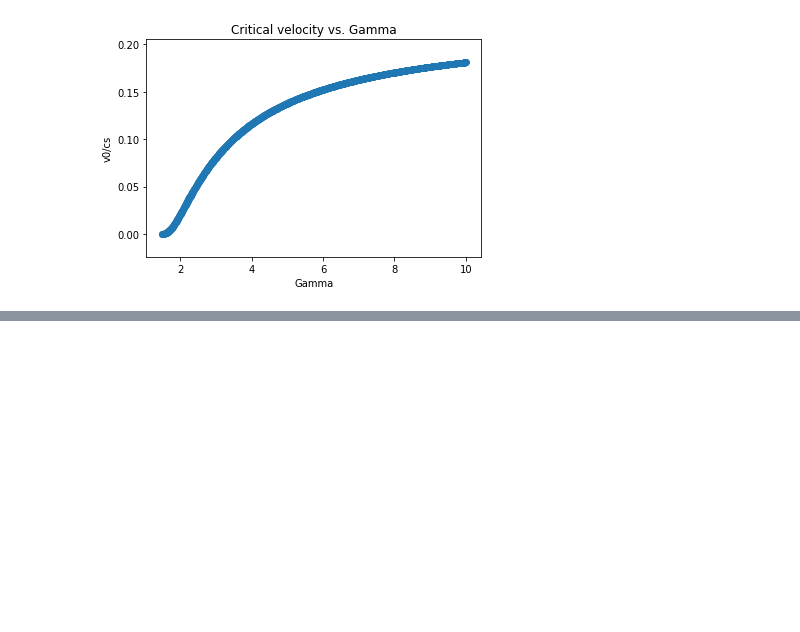
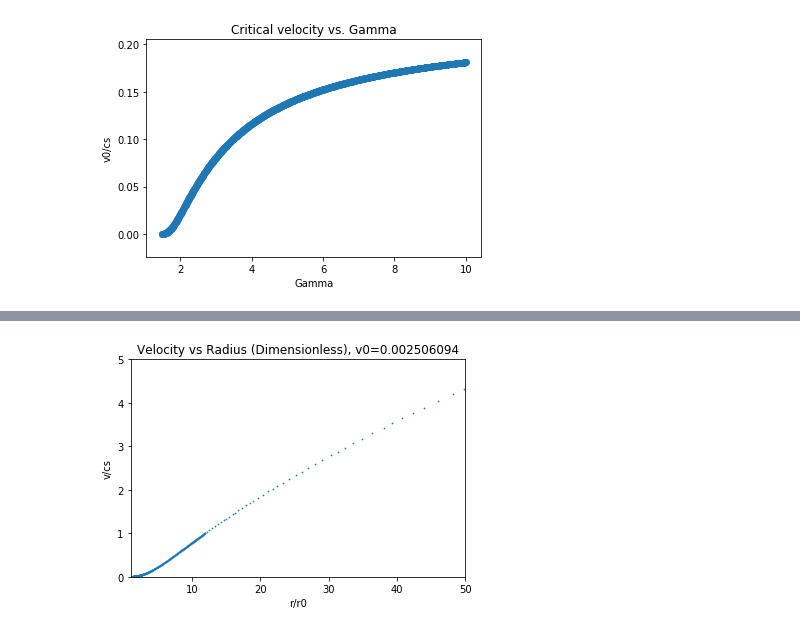
Before and after one commit to bnevs88/neutrino-winds, a Jupyter notebook: neutrino-winds/Adiabatic_wind_solver.ipynb, the cells around one changed output, grey strips where cells are left out. Saved outputs shown, nothing was run; the diff lists cells and outputs as text; code cells hidden in the pictures; blank space fills up the shorter version.

```diff
--- a/neutrino-winds/Adiabatic_wind_solver.ipynb
+++ b/neutrino-winds/Adiabatic_wind_solver.ipynb
@@ -63,3 +82,7 @@ s2.makePlot(2.76218930e-03,AV=False)
+# %%
+s2.makePlot(v0,AV=True,xrange=50)
+# %% [output]
+[figure, added]
 # %%
 
 print(g[:,0],g[:,1])
```
Also changed, not shown: parts of 10 cells of this notebook, 5 other files.
